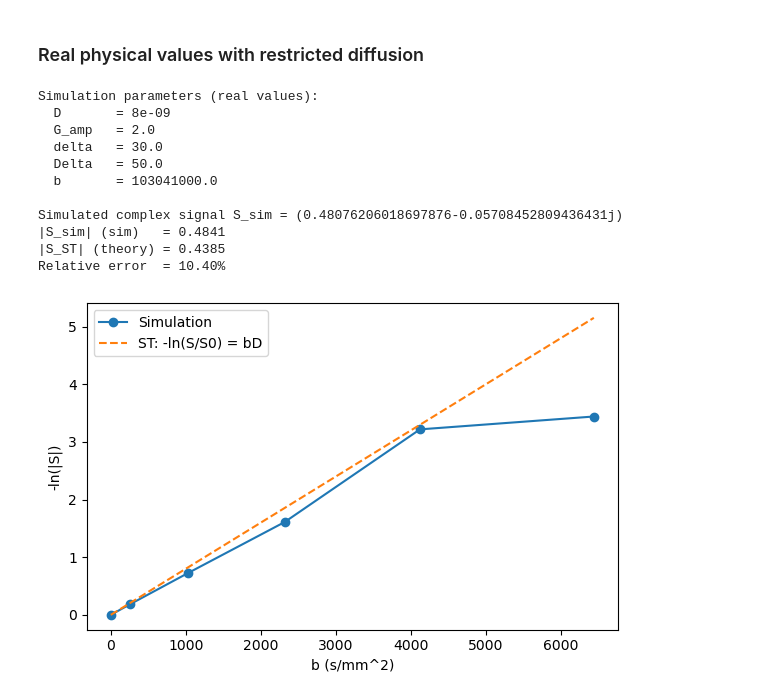
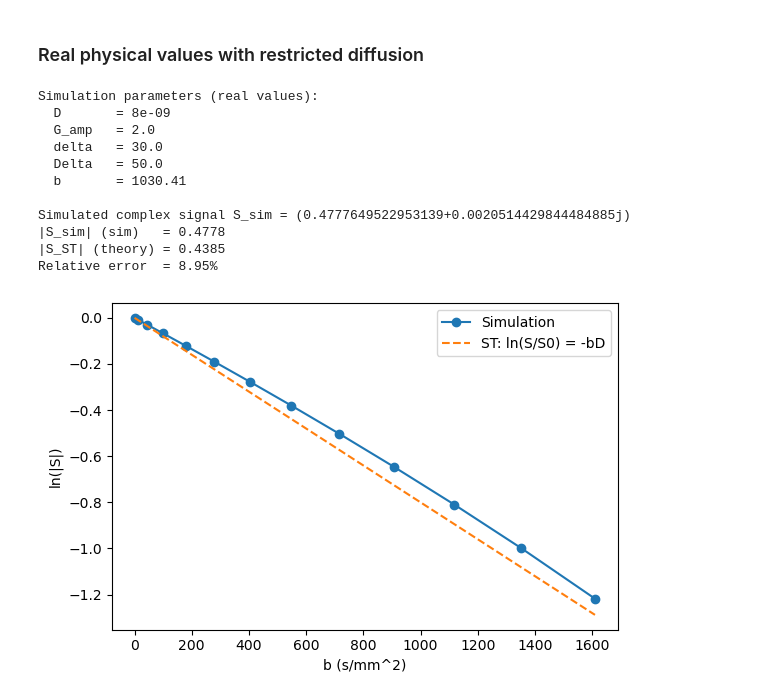
Before and after one commit to TonyYangHan/Grp6_BENG280A_Project_2, a Jupyter notebook: 1D_dMRI.ipynb, the cells around one changed output. Drawn from its saved outputs; the diff is of its cells as text; code cells hidden in the pictures.

Commit message:
Visualized 1D diffusion

```diff
--- a/1D_dMRI.ipynb
+++ b/1D_dMRI.ipynb
@@ -164,27 +69,0 @@ Relative error  = -0.01%
-# %%
-G_vals = np.linspace(0.0, 0.05, 6)   # 6 gradient amplitudes
-sim_mags = []
-st_mags = []
-b_vals = []
-
-for G_amp in G_vals:
-    S_sim, S_mag_sim, S_ST, b_value, *_ = simulate_diffusion_signal(
-        D=D, n_spins=n_spins, G_amp=G_amp,
-        n_delta=n_delta, n_gap=n_gap, dt=dt, gamma=gamma, seed=0
-    )
-    sim_mags.append(S_mag_sim)
-    st_mags.append(S_ST)
-    b_vals.append(b_value)
-
-b_vals = np.array(b_vals)
-sim_mags = np.array(sim_mags)
-st_mags = np.array(st_mags)
-
-plt.figure(figsize=(6,4))
-plt.plot(b_vals, -np.log(sim_mags + 1e-12), "o-", label="Simulation")
-plt.plot(b_vals, b_vals * D, "--", label="ST: -ln(S/S0) = bD")
-plt.xlabel("b (sim units)")
-plt.ylabel("-ln(|S|)")
-plt.legend()
-plt.tight_layout()
-plt.show()
@@ -296,7 +260,7 @@ print(f"  D       = {D_used}")
 print(f"  G_amp   = {G_amp}")
 print(f"  delta   = {delta}")
 print(f"  Delta   = {big_delta}")
-print(f"  b       = {b_value}")
+print(f"  b       = {b_value * cnv_fct}")
 print()
 print(f"Simulated complex signal S_sim = {S_sim}")
 print(f"|S_sim| (sim)   = {S_mag_sim:.4f}")
@@ -308,38 +272,42 @@ Simulation parameters (real values):
   G_amp   = 2.0
   delta   = 30.0
   Delta   = 50.0
-  b       = 103041000.0
+  b       = 1030.41
 
-Simulated complex signal S_sim = (0.48076206018697876-0.05708452809436431j)
-|S_sim| (sim)   = 0.4841
+Simulated complex signal S_sim = (0.4777649522953139+0.0020514429844484885j)
+|S_sim| (sim)   = 0.4778
 |S_ST| (theory) = 0.4385
-Relative error  = 10.40%
+Relative error  = 8.95%
 # %%
-G_vals = np.linspace(0.0, 5.0, 6)   # 6 gradient amplitudes
+# G_vals = np.linspace(0.0, 5.0, 6)   # 6 gradient amplitudes
+G_vals = np.linspace(0.0, 2.5, 13)
 sim_mags = []
 st_mags = []
 b_vals = []
+n_spins = 50000
 
 for G_amp in G_vals:
     S_sim, S_mag_sim, S_ST, b_value, *_ = simulate_diffusion_signal(
         D=D, n_spins=n_spins, G_amp=G_amp,
         n_delta=n_delta, n_gap=n_gap, dt=dt, gamma=gamma, seed=0, L = L
     )
     sim_mags.append(S_mag_sim)
     st_mags.append(S_ST)
     b_vals.append(b_value)
 
 b_vals = np.array(b_vals) * cnv_fct
 sim_mags = np.array(sim_mags)
 st_mags = np.array(st_mags)
 
 plt.figure(figsize=(6,4))
-plt.plot(b_vals, -np.log(sim_mags + 1e-12), "o-", label="Simulation")
-plt.plot(b_vals, b_vals * D / cnv_fct, "--", label="ST: -ln(S/S0) = bD")
+# plt.plot(b_vals, -np.log(sim_mags + 1e-12), "o-", label="Simulation")
+# plt.plot(b_vals, b_vals * D / cnv_fct, "--", label="ST: -ln(S/S0) = bD")
+plt.plot(b_vals, np.log(sim_mags + 1e-12), "o-", label="Simulation")
+plt.plot(b_vals, -b_vals * D / cnv_fct, "--", label="ST: ln(S/S0) = -bD")
 plt.xlabel("b (s/mm^2)")
-plt.ylabel("-ln(|S|)")
+plt.ylabel("ln(|S|)")
 plt.legend()
 plt.tight_layout()
 plt.show()
 # %% [output]
-[figure, old version]
+[figure, new version]
```
Also changed, not shown: parts of 17 cells of this notebook, 4 other files.
